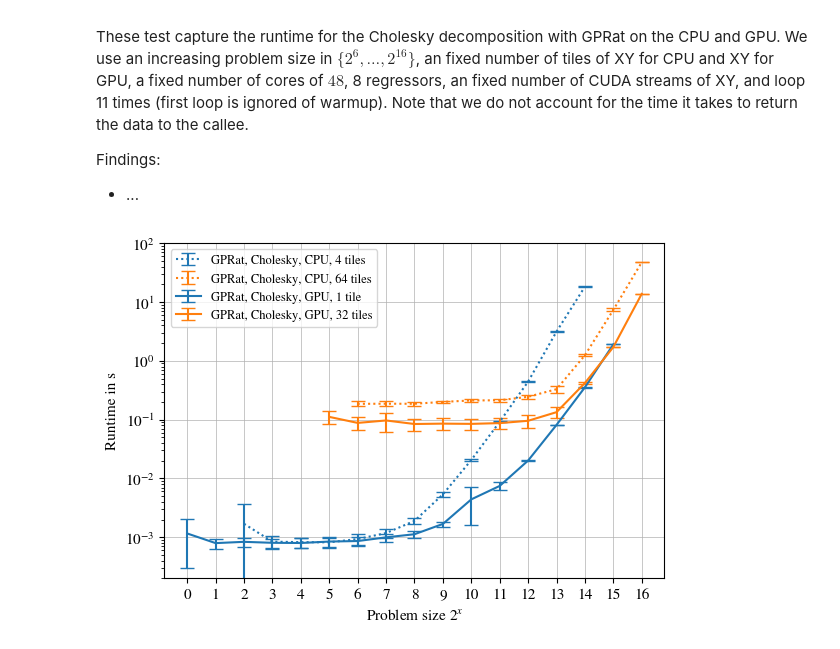
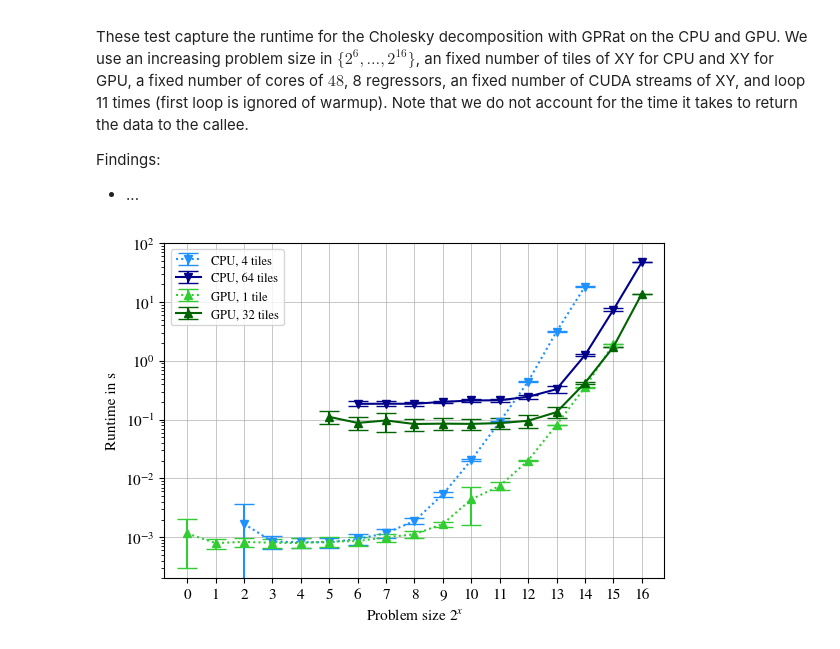
Before and after one commit to moellh/GPRat, a Jupyter notebook: 5-6-cholesky-cpu-gpu.ipynb, the cells around one changed output. Drawn from its saved outputs; the diff is of its cells as text; code cells hidden in the pictures.

```diff
--- a/5-6-cholesky-cpu-gpu.ipynb
+++ b/5-6-cholesky-cpu-gpu.ipynb
@@ -26,9 +26,10 @@ warnings.filterwarnings("ignore")
 mpl.rcParams["mathtext.fontset"] = "stix"
 mpl.rcParams["font.family"] = "STIXGeneral"
 mpl.rcParams.update({"font.size": 11})
-mpl.rcParams.update({"errorbar.capsize": 5})
+mpl.rcParams.update({"errorbar.capsize": 7})
 mpl.rcParams.update({"grid.linewidth": 0.5})
 mpl.rcParams.update({"legend.fontsize": 9})
+mpl.rcParams.update({"lines.markersize": 6})
 
 
 def figsize(x, y, y_log_min=1, y_log_max=1):
@@ -110,47 +111,61 @@ df_steps.append(apex_files_to_df(apex_dir_steps + subdirs[1], names_steps, file_
 # %%
 # plot for cholesky
 
 n_train = 32768
 
 fig, ax = plt.subplots(figsize=figsize(5, 5, 2, 10))
 
 plt.xlabel('Problem size $2^x$')
 plt.ylabel('Runtime in s')
 plt.grid(True, which="both")
 plt.grid(False, which="minor")
 plt.xscale('log', base=2)
 plt.yscale("log", base=10)
 # plt.xlim(100, 83000)
 plt.ylim(2*10**(-4), 10*10**1)
 
 xticks = df_cholesky[1]['n_train'].unique()
 plt.xticks(
     xticks,
     [f"{int(np.log2(nt))}" for nt in xticks],
 )
 
-labels = [
-    r"GPRat, Cholesky, CPU",
-    r"GPRat, Cholesky, GPU",
-]
 ls = [(0, (1, 1.5)), "-"]
+colors = ["dodgerblue", "darkblue"]
+df_name_target = df_cholesky[0]
+for n_tiles, l, c in zip(df_name_target["n_tiles"].unique(), ls, colors):
+    df_name_target_n_tiles = df_name_target[df_name_target["n_tiles"] == n_tiles]
+    err = utils.confidence_error(df_name_target_n_tiles, 0.95)
+    tile = "tile" if n_tiles == 1 else "tiles"
+    plt.errorbar(
+        df_name_target_n_tiles["n_train"],
+        df_name_target_n_tiles["mean"] / 10**9,
+        yerr=err / 10**9,
+        label="CPU, " + str(n_tiles) + f" {tile}",
+        linestyle=l,
+        color=c,
+        marker="v",
+        )
 
-for label, df_name_target, l in zip(labels,df_cholesky, ls):
-    for n_tiles, c in zip(df_name_target["n_tiles"].unique(), ["tab:blue", "tab:orange"]):
-        df_name_target_n_tiles = df_name_target[df_name_target["n_tiles"] == n_tiles]
-        err = utils.confidence_error(df_name_target_n_tiles, 0.95)
-        tile = "tile" if n_tiles == 1 else "tiles"
-        plt.errorbar(
-            df_name_target_n_tiles["n_train"],
-            df_name_target_n_tiles["mean"] / 10**9,
-            yerr=err / 10**9,
-            label=label + ", " + str(n_tiles) + f" {tile}",
-            linestyle=l,
-            color=c,
-        )
+ls = [(0, (1, 1.5)), "-"]
+colors = ["limegreen", "darkgreen"]
+df_name_target = df_cholesky[1]
+for n_tiles, l, c in zip(df_name_target["n_tiles"].unique(), ls, colors):
+    df_name_target_n_tiles = df_name_target[df_name_target["n_tiles"] == n_tiles]
+    err = utils.confidence_error(df_name_target_n_tiles, 0.95)
+    tile = "tile" if n_tiles == 1 else "tiles"
+    plt.errorbar(
+        df_name_target_n_tiles["n_train"],
+        df_name_target_n_tiles["mean"] / 10**9,
+        yerr=err / 10**9,
+        label="GPU, " + str(n_tiles) + f" {tile}",
+        linestyle=l,
+        color=c,
+        marker="^",
+    )
 
 plt.legend()
 plt.tight_layout(pad=0)
 plt.savefig("./pdf/cholesky-cpu-gpu.pdf")
 # %% [output]
-[figure, old version]
+[figure, new version]
```
Also changed, not shown: parts of 3 cells of this notebook, 29 other files.
